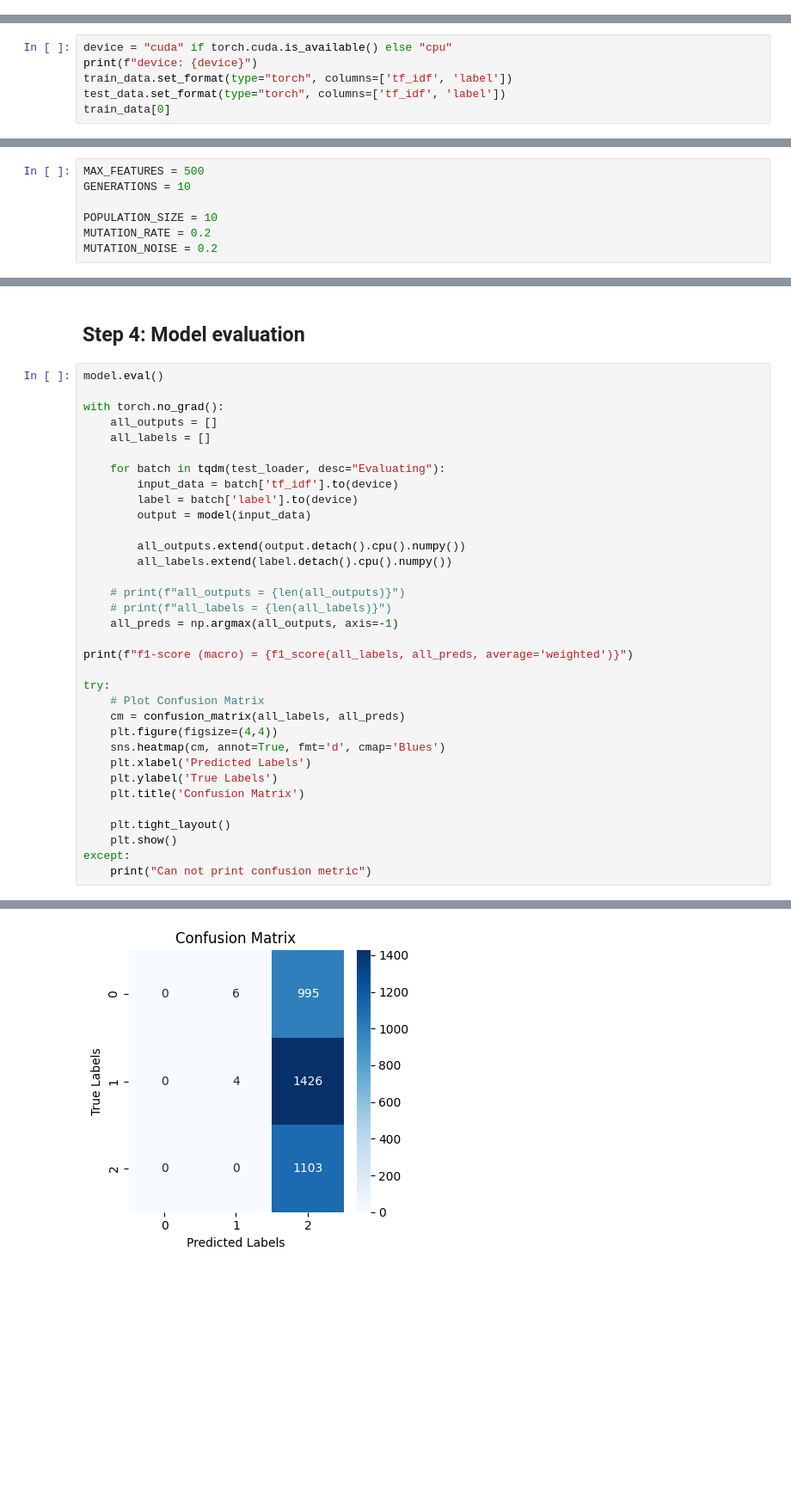
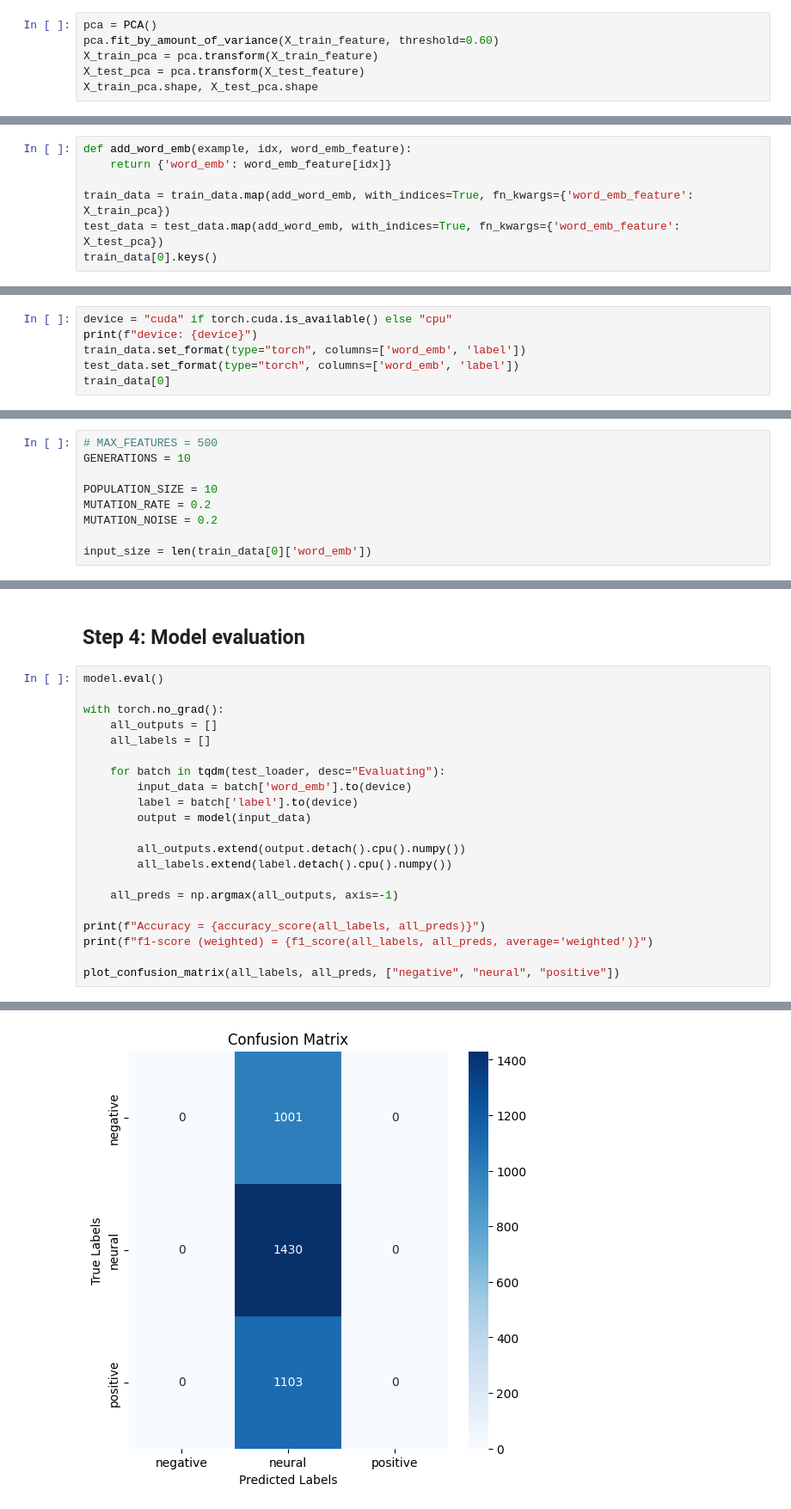
Before and after one commit to quochieu586/ML_capybara, a Jupyter notebook: src/models/genetic_algorithm/genetic_algorithm_model.ipynb, the cells around one changed output, grey strips where cells are left out. Shown: that part at 86% size. Saved outputs shown, nothing was run; the diff lists cells and outputs as text; blank space fills up the shorter version.

```diff
--- a/src/models/genetic_algorithm/genetic_algorithm_model.ipynb
+++ b/src/models/genetic_algorithm/genetic_algorithm_model.ipynb
@@ -41,0 +68,6 @@ train_df.shape, test_df.shape
+# %%
+pca = PCA()
+pca.fit_by_amount_of_variance(X_train_feature, threshold=0.60)
+X_train_pca = pca.transform(X_train_feature)
+X_test_pca = pca.transform(X_test_feature)
+X_train_pca.shape, X_test_pca.shape
@@ -104,3 +141,10 @@ plt.show()
 [figure]
 # %% [markdown]
 ### Map tf-idf features for each
+# %%
+def add_word_emb(example, idx, word_emb_feature):
+    return {'word_emb': word_emb_feature[idx]}
+
+train_data = train_data.map(add_word_emb, with_indices=True, fn_kwargs={'word_emb_feature': X_train_pca})
+test_data = test_data.map(add_word_emb, with_indices=True, fn_kwargs={'word_emb_feature': X_test_pca})
+train_data[0].keys()
@@ -142,8 +188,8 @@ test tf-idf shape: (3534, 1000)
 # %%
 device = "cuda" if torch.cuda.is_available() else "cpu"
 print(f"device: {device}")
-train_data.set_format(type="torch", columns=['tf_idf', 'label'])
-test_data.set_format(type="torch", columns=['tf_idf', 'label'])
+train_data.set_format(type="torch", columns=['word_emb', 'label'])
+test_data.set_format(type="torch", columns=['word_emb', 'label'])
 train_data[0]
 # %% [output]
 device: cpu
@@ -289,12 +323,14 @@ def mutation(weights, mutation_rate=0.05, noise=0.1):
 # %% [markdown]
 ### Define hyperparameter list
 # %%
-MAX_FEATURES = 500
+# MAX_FEATURES = 500
 GENERATIONS = 10
 
 POPULATION_SIZE = 10
 MUTATION_RATE = 0.2
 MUTATION_NOISE = 0.2
+
+input_size = len(train_data[0]['word_emb'])
 # %%
 class GeneticModel:
     def __init__(self, pop_size, shape, mut_rate = MUTATION_RATE, mut_noise = MUTATION_NOISE):
@@ -438,30 +460,17 @@ with torch.no_grad():
     all_labels = []
 
     for batch in tqdm(test_loader, desc="Evaluating"):
-        input_data = batch['tf_idf'].to(device)
+        input_data = batch['word_emb'].to(device)
         label = batch['label'].to(device)
         output = model(input_data)
 
         all_outputs.extend(output.detach().cpu().numpy())
         all_labels.extend(label.detach().cpu().numpy())
 
-    # print(f"all_outputs = {len(all_outputs)}")
-    # print(f"all_labels = {len(all_labels)}")
     all_preds = np.argmax(all_outputs, axis=-1)
 
-print(f"f1-score (macro) = {f1_score(all_labels, all_preds, average='weighted')}")
+print(f"Accuracy = {accuracy_score(all_labels, all_preds)}")
+print(f"f1-score (weighted) = {f1_score(all_labels, all_preds, average='weighted')}")
 
-try:
-    # Plot Confusion Matrix
-    cm = confusion_matrix(all_labels, all_preds)
-    plt.figure(figsize=(4,4))
-    sns.heatmap(cm, annot=True, fmt='d', cmap='Blues')
-    plt.xlabel('Predicted Labels')
-    plt.ylabel('True Labels')
-    plt.title('Confusion Matrix')
-
-    plt.tight_layout()
-    plt.show()
-except:
-    print("Can not print confusion metric")
+plot_confusion_matrix(all_labels, all_preds, ["negative", "neural", "positive"])
 # %% [output]
@@ -469,4 +479,4 @@ f1-score (macro) = 0.1510521303774568
-[figure, old version]
+[figure, new version]
 # %%
 plot_roc_auc(all_labels, np.array(all_outputs), [0, 1, 2])
 # %% [output]
```
Also changed, not shown: parts of 17 cells of this notebook, 2 other files.
